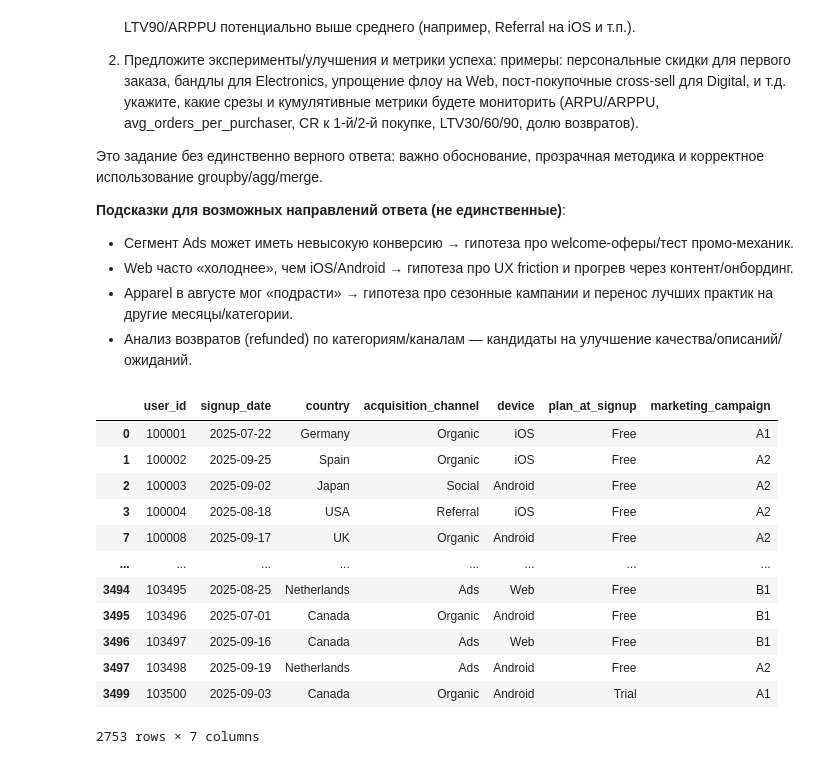
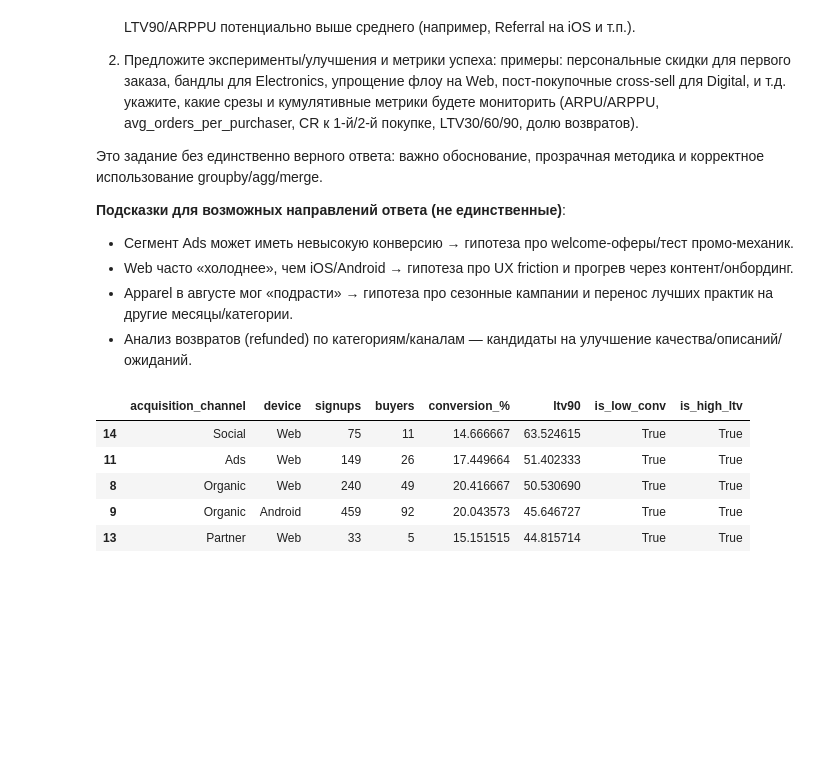
Before and after one commit to Yukkitsune/TBank-Analytics, a Jupyter notebook: Data processing using SQL and Python/Продуктовый_бицепс.ipynb, the cells around one changed output. Saved outputs shown, nothing was run; the diff lists cells and outputs as text; code cells hidden in the pictures; blank space fills up the shorter version.

```diff
--- a/Data processing using SQL and Python/Продуктовый_бицепс.ipynb
+++ b/Data processing using SQL and Python/Продуктовый_бицепс.ipynb
@@ -292,16 +288,0 @@ users_q3 = users.loc[users['signup_date'].between(pd.Timestamp('2025-07-01'), pd
-# %%
-users_q3
-# %% [output]
-|  | user_id | signup_date | country | acquisition_channel | device | plan_at_signup | marketing_campaign |
-| 0 | 100001 | 2025-07-22 | Germany | Organic | iOS | Free | A1 |
-| 1 | 100002 | 2025-09-25 | Spain | Organic | iOS | Free | A2 |
-| 2 | 100003 | 2025-09-02 | Japan | Social | Android | Free | A2 |
-| 3 | 100004 | 2025-08-18 | USA | Referral | iOS | Free | A2 |
-| 7 | 100008 | 2025-09-17 | UK | Organic | Android | Free | A2 |
-| ... | ... | ... | ... | ... | ... | ... | ... |
-| 3494 | 103495 | 2025-08-25 | Netherlands | Ads | Web | Free | B1 |
-| 3495 | 103496 | 2025-07-01 | Canada | Organic | Android | Free | B1 |
-| 3496 | 103497 | 2025-09-16 | Canada | Ads | Web | Free | B1 |
-| 3497 | 103498 | 2025-09-19 | Netherlands | Ads | Android | Free | A2 |
-| 3499 | 103500 | 2025-09-03 | Canada | Organic | Android | Trial | A1 |
-2753 rows × 7 columns
@@ -307,0 +334,9 @@ users_q3
+# %%
+candidates
+# %% [output]
+|  | acquisition_channel | device | signups | buyers | conversion_% | ltv90 | is_low_conv | is_high_ltv |
+| 14 | Social | Web | 75 | 11 | 14.666667 | 63.524615 | True | True |
+| 11 | Ads | Web | 149 | 26 | 17.449664 | 51.402333 | True | True |
+| 8 | Organic | Web | 240 | 49 | 20.416667 | 50.530690 | True | True |
+| 9 | Organic | Android | 459 | 92 | 20.043573 | 45.646727 | True | True |
+| 13 | Partner | Web | 33 | 5 | 15.151515 | 44.815714 | True | True |
```
Also changed, not shown: parts of 2 cells of this notebook.
